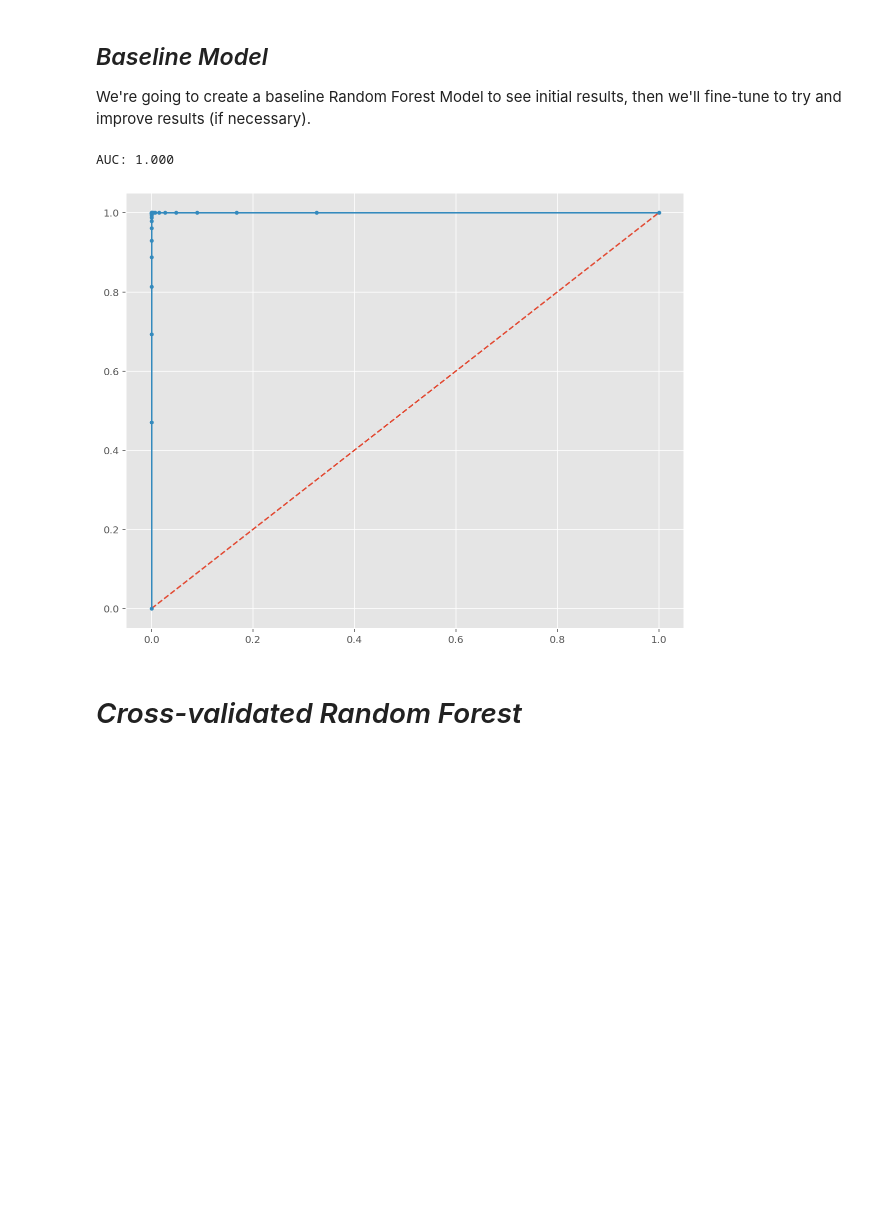
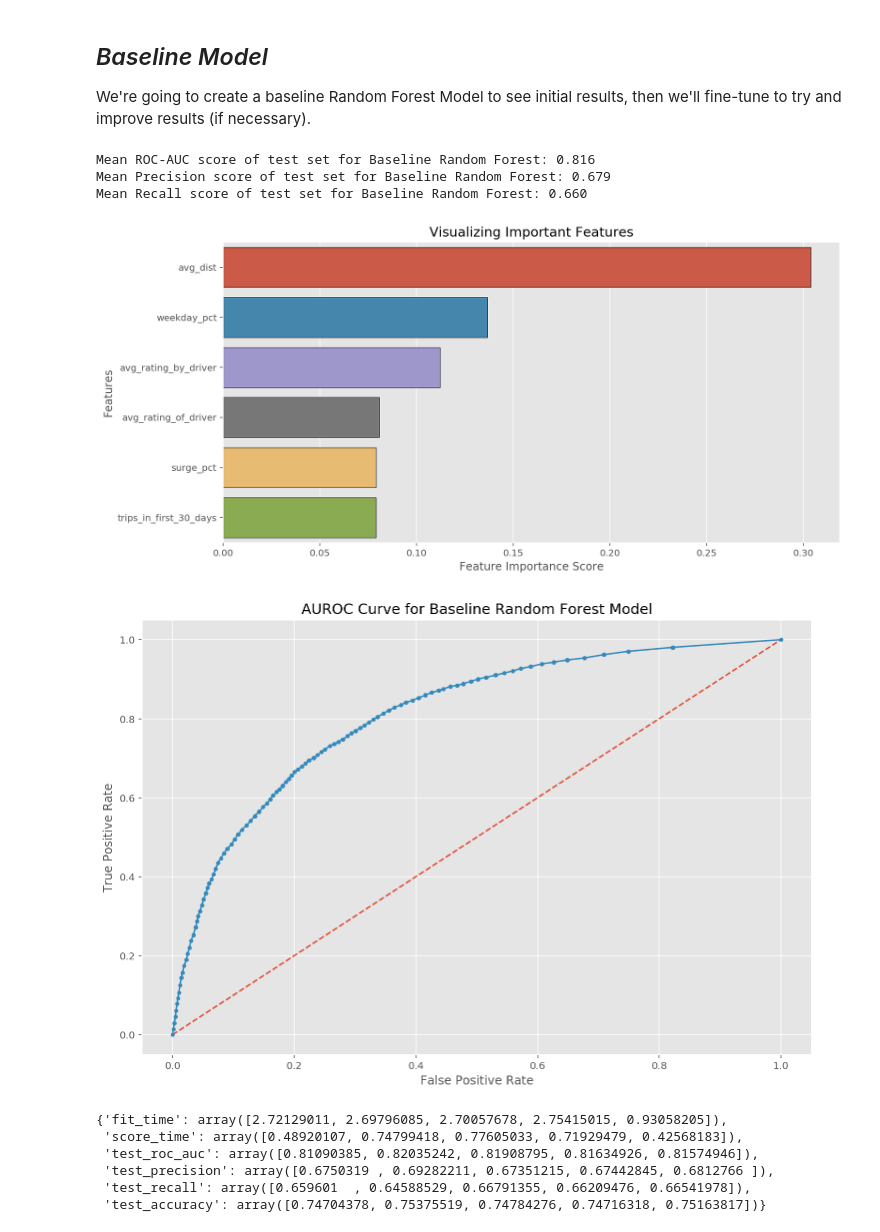
Before and after one commit to earny-joe/Springboard-DS-Portfolio, a Jupyter notebook: unit17-take-home-challenges/ultimate_technologies/predictive_modeling.ipynb, the cells around one changed output. Saved outputs shown, nothing was run; the diff lists cells and outputs as text; code cells hidden in the pictures; blank space fills up the shorter version.

```diff
--- a/unit17-take-home-challenges/ultimate_technologies/predictive_modeling.ipynb
+++ b/unit17-take-home-challenges/ultimate_technologies/predictive_modeling.ipynb
@@ -494,6 +478,0 @@ probs = probs[:, 1]
-# %%
-# calculate AUC
-auc = roc_auc_score(y_test, probs)
-print('AUC: %.3f' % auc)
-# %% [output]
-AUC: 1.000
@@ -502,12 +479,17 @@ fpr, tpr, thresholds = roc_curve(y_test, probs)
-# %%
-plt.figure(figsize=(10,8))
-# plot no skill
-pyplot.plot([0, 1], [0, 1], linestyle='--')
-# plot the roc curve for the model
-pyplot.plot(fpr, tpr, marker='.')
-# show the plot
-pyplot.show()
-# %% [output]
-[figure, removed]
-# %% [markdown]
-# _Cross-validated Random Forest_
+# %%
+baseline_rf, baseline_scores = predict.ml_baseline(X, y, random_state=1, title='Baseline Random Forest');
+# %% [output]
+Mean ROC-AUC score of test set for Baseline Random Forest: 0.816
+Mean Precision score of test set for Baseline Random Forest: 0.679
+Mean Recall score of test set for Baseline Random Forest: 0.660
+[figure, added]
+[figure, added]
+# %%
+baseline_scores
+# %% [output]
+{'fit_time': array([2.72129011, 2.69796085, 2.70057678, 2.75415015, 0.93058205]),
+ 'score_time': array([0.48920107, 0.74799418, 0.77605033, 0.71929479, 0.42568183]),
+ 'test_roc_auc': array([0.81090385, 0.82035242, 0.81908795, 0.81634926, 0.81574946]),
+ 'test_precision': array([0.6750319 , 0.69282211, 0.67351215, 0.67442845, 0.6812766 ]),
+ 'test_recall': array([0.659601  , 0.64588529, 0.66791355, 0.66209476, 0.66541978]),
+ 'test_accuracy': array([0.74704378, 0.75375519, 0.74784276, 0.74716318, 0.75163817])}
```
Also changed, not shown: parts of 29 cells of this notebook, 2 other files.
